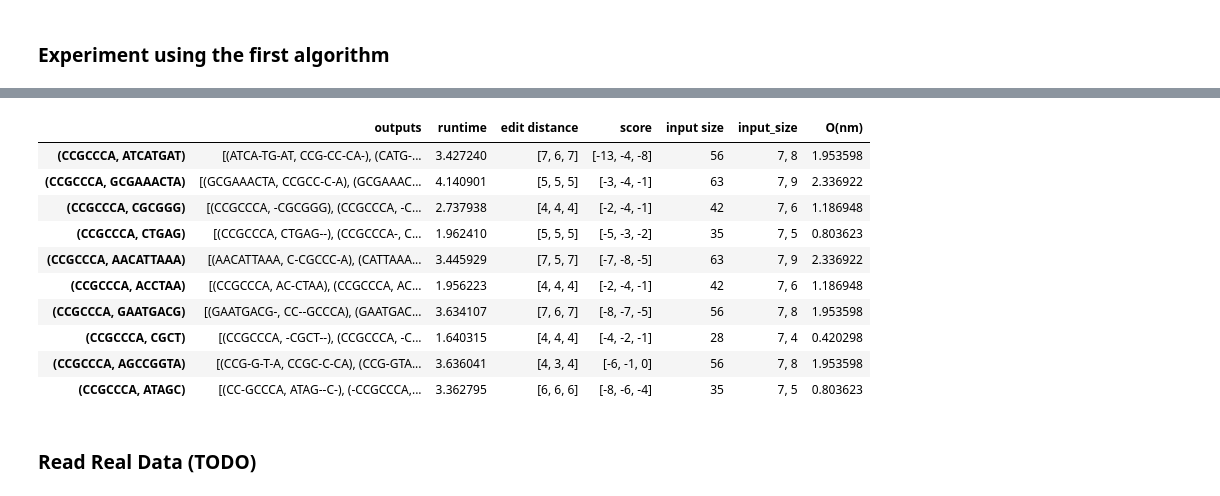
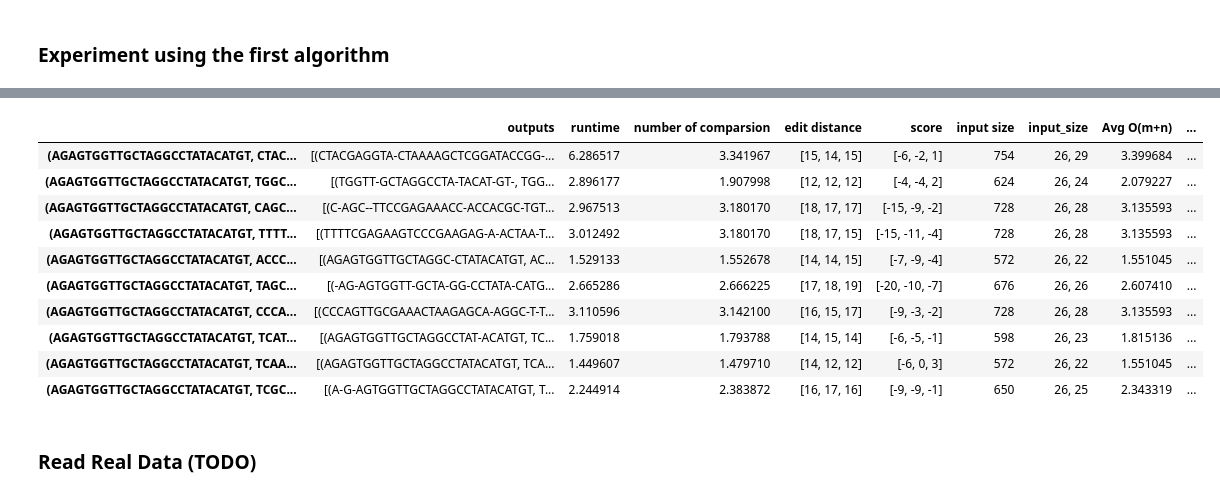
Before and after one commit to MohammedAljahdali/GlobalSequenceAlignment, a Jupyter notebook: sequence.ipynb, the cells around one changed output, grey strips where cells are left out. Drawn from its saved outputs; the diff is of its cells as text; code cells hidden in the pictures.

```diff
--- a/sequence.ipynb
+++ b/sequence.ipynb
@@ -246,20 +246,22 @@ def analysis(algo, sequences: List[str], hyperparameters_list: List[Dict[str, in
             "score": scores,
             "input size": n*m,
             "input_size": f"{n}, {m}",
-            "O(nm)": n*m,
+            "Avg O(m+n)" : m+n,
+            "Worst O(nm)": n*m,
 #             "parameter": hyperparameters_list
         }
         results.append(r)
     df = pandas.DataFrame(data=results, index=data)
-    df_x = df[['runtime', 'O(nm)', 'number of comparsion']]
+    df_x = df[['runtime', 'Avg O(m+n)', 'Worst O(nm)', 'number of comparsion']]
 
     #standardize the values for each predictor variable
-    df[['runtime', 'O(nm)', 'number of comparsion']] = ((df_x-df_x.mean())/df_x.std()) + 2
+    df[['runtime', 'Avg O(m+n)', 'Worst O(nm)', 'number of comparsion']] = ((df_x-df_x.mean())/df_x.std()) + 2
 #     df[['runtime', 'O(nm)']] = (df_x - df_x.min()) / (df_x.max() - df_x.min())
     x = df['input size']
     y1 = df['runtime']
-    y2 = df['O(nm)']
+    y2 = df['Worst O(nm)']
     y3 = df['number of comparsion']
+    y4 = df['Avg O(m+n)']
 
     plt.plot(x, y1, '.b')
     plt.plot(np.unique(x), np.poly1d(np.polyfit(x, y1, 1))(np.unique(x)), '-b')
@@ -270,14 +272,17 @@ def analysis(algo, sequences: List[str], hyperparameters_list: List[Dict[str, in
     plt.plot(x, y3, '.g')
     plt.plot(np.unique(x), np.poly1d(np.polyfit(x, y3, 1))(np.unique(x)), '-g')
 
+    plt.plot(x, y4, '.m')
+    plt.plot(np.unique(x), np.poly1d(np.polyfit(x, y3, 1))(np.unique(x)), '-m')
+
     plt.xlabel('input size', fontsize=18)
     plt.ylabel('normalized values', fontsize=18)
-    plt.legend(['runtime', 'runtime', 'O(nm)', 'O(nm)', 'number of comparsion', 'number of comparsion'], loc='upper left')
+    plt.legend(['runtime', 'runtime', 'Avg O(m+n)', 'Worst O(nm)', 'Worst O(nm)', 'number of comparsion', 'number of comparsion'], loc='upper left')
     return df
 # %% [markdown]
 ### Fake Data for testing
 # %%
-fake_data = [''.join(random.choice(['A', 'G', 'C', 'T']) for _ in range(random.randint(4, 10))) for _ in range(20)]
+fake_data = [''.join(random.choice(['A', 'G', 'C', 'T']) for _ in range(random.randint(20, 30))) for _ in range(20)]
 # %%
 fake_data[:4]
 # %% [output]
@@ -290,7 +298,7 @@ hyperparameters_list = [
     {"gap": -1, "match": 1, "mismatch": -2},
     {"gap": -1, "match": 1, "mismatch": -1},
 ]
-results = analysis(
+results1 = analysis(
     algo=algorithm1,
     sequences=fake_data,
     hyperparameters_list=hyperparameters_list, debug=False
@@ -300,17 +308,17 @@ results = analysis(
 # %%
-results[:10]
+results1[:10]
 # %% [output]
-|  | outputs | runtime | edit distance | score | input size | input_size | O(nm) |
-| (CCGCCCA, ATCATGAT) | [(ATCA-TG-AT, CCG-CC-CA-), (CATG-... | 3.427240 | [7, 6, 7] | [-13, -4, -8] | 56 | 7, 8 | 1.953598 |
-| (CCGCCCA, GCGAAACTA) | [(GCGAAACTA, CCGCC-C-A), (GCGAAAC... | 4.140901 | [5, 5, 5] | [-3, -4, -1] | 63 | 7, 9 | 2.336922 |
-| (CCGCCCA, CGCGGG) | [(CCGCCCA, -CGCGGG), (CCGCCCA, -C... | 2.737938 | [4, 4, 4] | [-2, -4, -1] | 42 | 7, 6 | 1.186948 |
-| (CCGCCCA, CTGAG) | [(CCGCCCA, CTGAG--), (CCGCCCA-, C... | 1.962410 | [5, 5, 5] | [-5, -3, -2] | 35 | 7, 5 | 0.803623 |
-| (CCGCCCA, AACATTAAA) | [(AACATTAAA, C-CGCCC-A), (CATTAAA... | 3.445929 | [7, 5, 7] | [-7, -8, -5] | 63 | 7, 9 | 2.336922 |
-| (CCGCCCA, ACCTAA) | [(CCGCCCA, AC-CTAA), (CCGCCCA, AC... | 1.956223 | [4, 4, 4] | [-2, -4, -1] | 42 | 7, 6 | 1.186948 |
-| (CCGCCCA, GAATGACG) | [(GAATGACG-, CC--GCCCA), (GAATGAC... | 3.634107 | [7, 6, 7] | [-8, -7, -5] | 56 | 7, 8 | 1.953598 |
-| (CCGCCCA, CGCT) | [(CCGCCCA, -CGCT--), (CCGCCCA, -C... | 1.640315 | [4, 4, 4] | [-4, -2, -1] | 28 | 7, 4 | 0.420298 |
-| (CCGCCCA, AGCCGGTA) | [(CCG-G-T-A, CCGC-C-CA), (CCG-GTA... | 3.636041 | [4, 3, 4] | [-6, -1, 0] | 56 | 7, 8 | 1.953598 |
-| (CCGCCCA, ATAGC) | [(CC-GCCCA, ATAG--C-), (-CCGCCCA,... | 3.362795 | [6, 6, 6] | [-8, -6, -4] | 35 | 7, 5 | 0.803623 |
+|  | outputs | runtime | number of comparsion | edit distance | score | input size | input_size | Avg O(m+n) | ... |
+| (AGAGTGGTTGCTAGGCCTATACATGT, CTAC... | [(CTACGAGGTA-CTAAAAGCTCGGATACCGG-... | 6.286517 | 3.341967 | [15, 14, 15] | [-6, -2, 1] | 754 | 26, 29 | 3.399684 | ... |
+| (AGAGTGGTTGCTAGGCCTATACATGT, TGGC... | [(TGGTT-GCTAGGCCTA-TACAT-GT-, TGG... | 2.896177 | 1.907998 | [12, 12, 12] | [-4, -4, 2] | 624 | 26, 24 | 2.079227 | ... |
+| (AGAGTGGTTGCTAGGCCTATACATGT, CAGC... | [(C-AGC--TTCCGAGAAACC-ACCACGC-TGT... | 2.967513 | 3.180170 | [18, 17, 17] | [-15, -9, -2] | 728 | 26, 28 | 3.135593 | ... |
+| (AGAGTGGTTGCTAGGCCTATACATGT, TTTT... | [(TTTTCGAGAAGTCCCGAAGAG-A-ACTAA-T... | 3.012492 | 3.180170 | [18, 17, 15] | [-15, -11, -4] | 728 | 26, 28 | 3.135593 | ... |
+| (AGAGTGGTTGCTAGGCCTATACATGT, ACCC... | [(AGAGTGGTTGCTAGGC-CTATACATGT, AC... | 1.529133 | 1.552678 | [14, 14, 15] | [-7, -9, -4] | 572 | 26, 22 | 1.551045 | ... |
+| (AGAGTGGTTGCTAGGCCTATACATGT, TAGC... | [(-AG-AGTGGTT-GCTA-GG-CCTATA-CATG... | 2.665286 | 2.666225 | [17, 18, 19] | [-20, -10, -7] | 676 | 26, 26 | 2.607410 | ... |
+| (AGAGTGGTTGCTAGGCCTATACATGT, CCCA... | [(CCCAGTTGCGAAACTAAGAGCA-AGGC-T-T... | 3.110596 | 3.142100 | [16, 15, 17] | [-9, -3, -2] | 728 | 26, 28 | 3.135593 | ... |
+| (AGAGTGGTTGCTAGGCCTATACATGT, TCAT... | [(AGAGTGGTTGCTAGGCCTAT-ACATGT, TC... | 1.759018 | 1.793788 | [14, 15, 14] | [-6, -5, -1] | 598 | 26, 23 | 1.815136 | ... |
+| (AGAGTGGTTGCTAGGCCTATACATGT, TCAA... | [(AGAGTGGTTGCTAGGCCTATACATGT, TCA... | 1.449607 | 1.479710 | [14, 12, 12] | [-6, 0, 3] | 572 | 26, 22 | 1.551045 | ... |
+| (AGAGTGGTTGCTAGGCCTATACATGT, TCGC... | [(A-G-AGTGGTTGCTAGGCCTATACATGT, T... | 2.244914 | 2.383872 | [16, 17, 16] | [-9, -9, -1] | 650 | 26, 25 | 2.343319 | ... |
 # %% [markdown]
 ### Read Real Data (TODO)
 # %%
```
Also changed, not shown: parts of 7 cells of this notebook, 2 other files.
